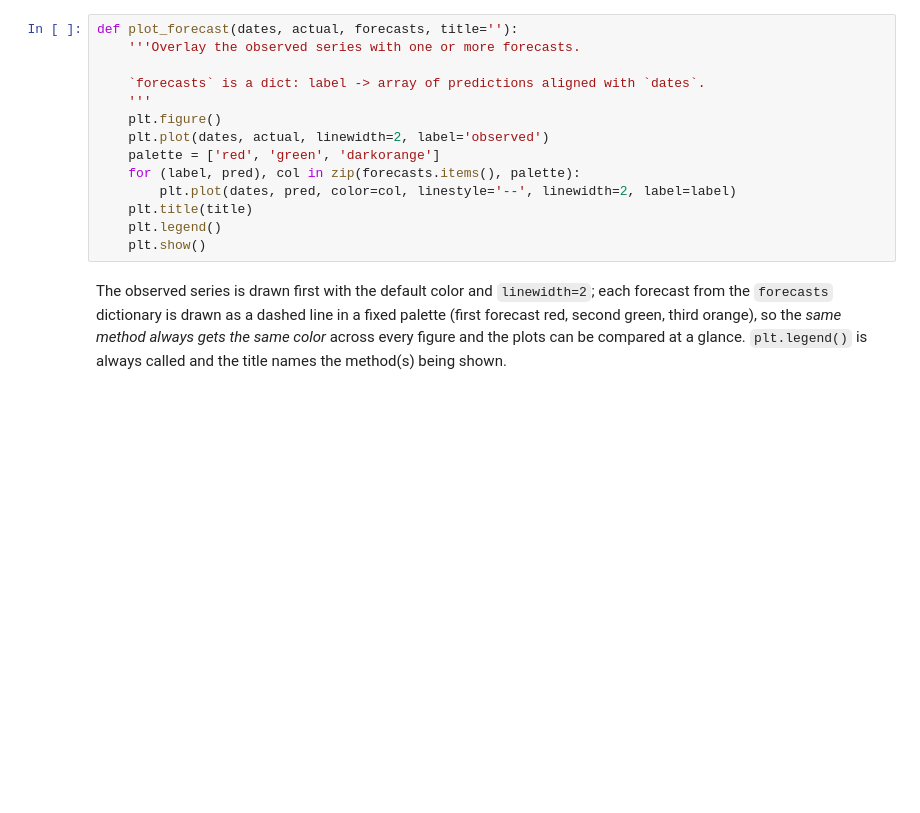
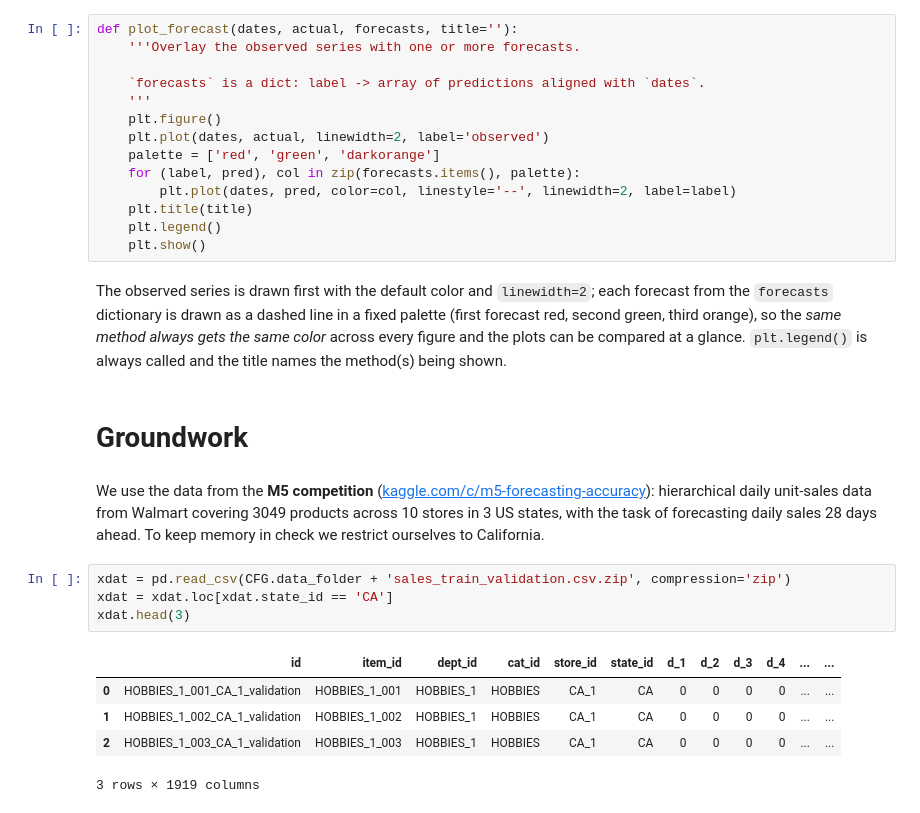
Before and after one commit to tng-konrad/time-series-with-Konrad, a Jupyter notebook: addendum-sales-and-demand-forecasting.ipynb, the cells around one changed output. Saved outputs shown, nothing was run; the diff lists cells and outputs as text; blank space fills up the shorter version.

```diff
--- a/addendum-sales-and-demand-forecasting.ipynb
+++ b/addendum-sales-and-demand-forecasting.ipynb
@@ -164,3 +164,17 @@ def plot_forecast(dates, actual, forecasts, title=''):
     plt.show()
 # %% [markdown]
 The observed series is drawn first with the default color and `linewidth=2`; each forecast from the `forecasts` dictionary is drawn as a dashed line in a fixed palette (first forecast red, second green, third orange), so the *same method always gets the same color* across every figure and the plots can be compared at a glance. `plt.legend()` is always called and the title names the method(s) being shown.
+# %% [markdown]
+# Groundwork
+# %% [markdown]
+We use the data from the **M5 competition** ([kaggle.com/c/m5-forecasting-accuracy](https://www.kaggle.com/c/m5-forecasting-accuracy)): hierarchical daily unit-sales data from Walmart covering 3049 products across 10 stores in 3 US states, with the task of forecasting daily sales 28 days ahead. To keep memory in check we restrict ourselves to California.
+# %%
+xdat = pd.read_csv(CFG.data_folder + 'sales_train_validation.csv.zip', compression='zip')
+xdat = xdat.loc[xdat.state_id == 'CA']
+xdat.head(3)
+# %% [output]
+|  | id | item_id | dept_id | cat_id | store_id | state_id | d_1 | d_2 | d_3 | d_4 | ... | ... |
+| 0 | HOBBIES_1_001_CA_1_validation | HOBBIES_1_001 | HOBBIES_1 | HOBBIES | CA_1 | CA | 0 | 0 | 0 | 0 | ... | ... |
+| 1 | HOBBIES_1_002_CA_1_validation | HOBBIES_1_002 | HOBBIES_1 | HOBBIES | CA_1 | CA | 0 | 0 | 0 | 0 | ... | ... |
+| 2 | HOBBIES_1_003_CA_1_validation | HOBBIES_1_003 | HOBBIES_1 | HOBBIES | CA_1 | CA | 0 | 0 | 0 | 0 | ... | ... |
+3 rows × 1919 columns
```
Also changed, not shown: parts of 8 cells of this notebook.
